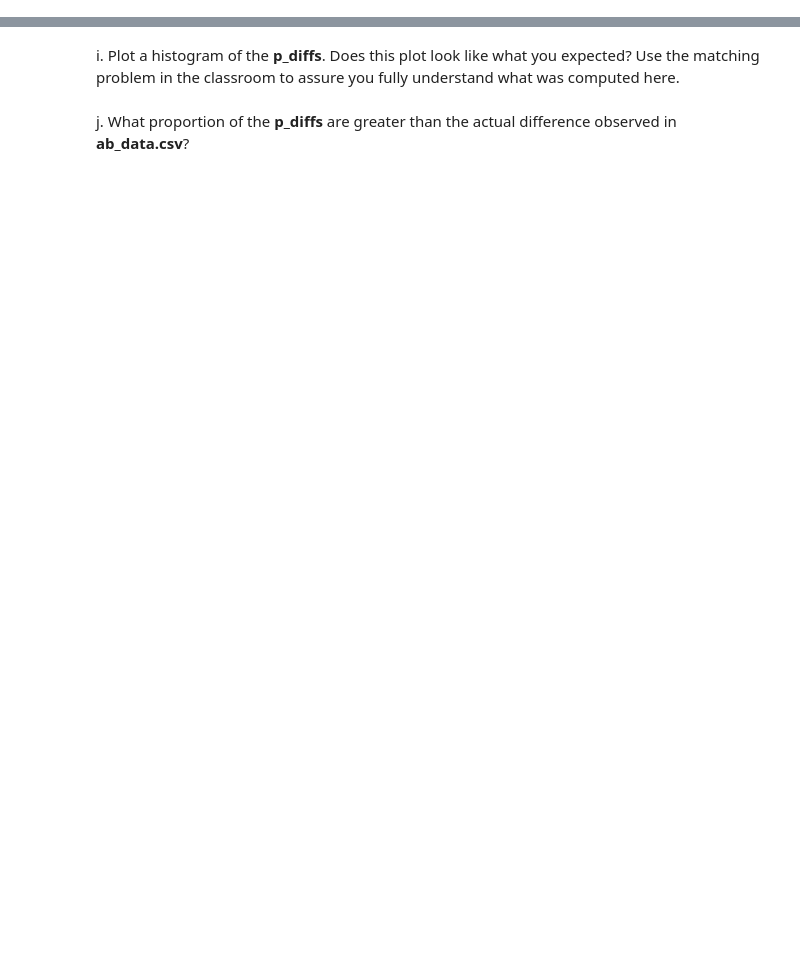
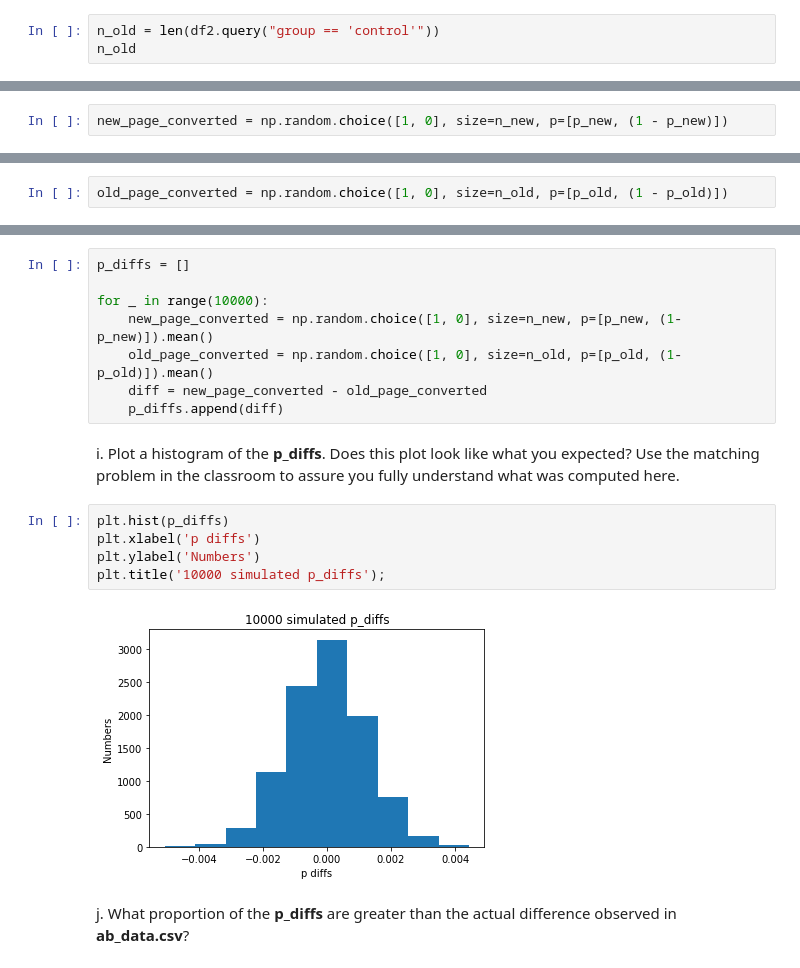
Before and after one commit to bear810325/Udacity_HomeWork, a Jupyter notebook: DataAnalysisProcess/AnalyzeABTestResults-2/Analyze_ab_test_results_notebook.ipynb, the cells around one changed output, grey strips where cells are left out. Cells and saved outputs as stored; diff of their text form; blank space fills up the shorter version.

```diff
--- a/DataAnalysisProcess/AnalyzeABTestResults-2/Analyze_ab_test_results_notebook.ipynb
+++ b/DataAnalysisProcess/AnalyzeABTestResults-2/Analyze_ab_test_results_notebook.ipynb
@@ -207,2 +224,5 @@ c. What is $n_{new}$?
 # %% [markdown]
 d. What is $n_{old}$?
+# %%
+n_old = len(df2.query("group == 'control'"))
+n_old
@@ -209,6 +231,10 @@ d. What is $n_{old}$?
 # %% [markdown]
 e. Simulate $n_{new}$ transactions with a convert rate of $p_{new}$ under the null.  Store these $n_{new}$ 1's and 0's in **new_page_converted**.
+# %%
+new_page_converted = np.random.choice([1, 0], size=n_new, p=[p_new, (1 - p_new)])
 # %% [markdown]
 f. Simulate $n_{old}$ transactions with a convert rate of $p_{old}$ under the null.  Store these $n_{old}$ 1's and 0's in **old_page_converted**.
+# %%
+old_page_converted = np.random.choice([1, 0], size=n_old, p=[p_old, (1 - p_old)])
 # %% [markdown]
 g. Find $p_{new}$ - $p_{old}$ for your simulated values from part (e) and (f).
@@ -215,6 +246,21 @@ g. Find $p_{new}$ - $p_{old}$ for your simulated values from part (e) and (f).
 # %% [markdown]
 h. Simulate 10,000 $p_{new}$ - $p_{old}$ values using this same process similarly to the one you calculated in parts **a. through g.** above.  Store all 10,000 values in a numpy array called **p_diffs**.
+# %%
+p_diffs = []
+
+for _ in range(10000):
+    new_page_converted = np.random.choice([1, 0], size=n_new, p=[p_new, (1-p_new)]).mean()
+    old_page_converted = np.random.choice([1, 0], size=n_old, p=[p_old, (1-p_old)]).mean()
+    diff = new_page_converted - old_page_converted
+    p_diffs.append(diff)
 # %% [markdown]
 i. Plot a histogram of the **p_diffs**.  Does this plot look like what you expected?  Use the matching problem in the classroom to assure you fully understand what was computed here.
+# %%
+plt.hist(p_diffs)
+plt.xlabel('p diffs')
+plt.ylabel('Numbers')
+plt.title('10000 simulated p_diffs');
+# %% [output]
+[figure, added]
 # %% [markdown]
 j. What proportion of the **p_diffs** are greater than the actual difference observed in **ab_data.csv**?
```
Also changed, not shown: parts of 39 cells of this notebook, 1 other file.
